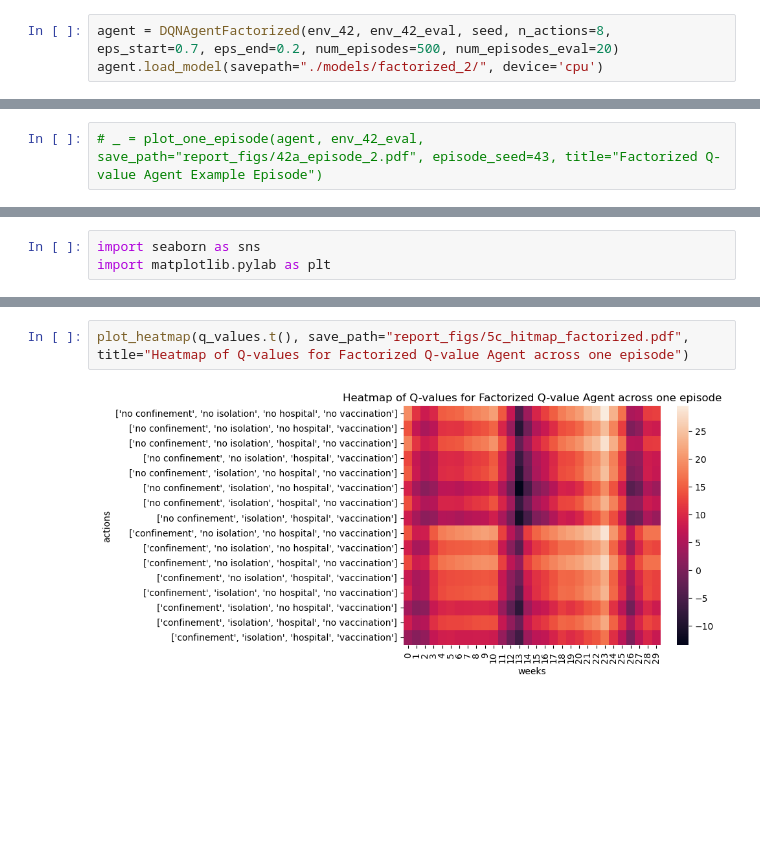
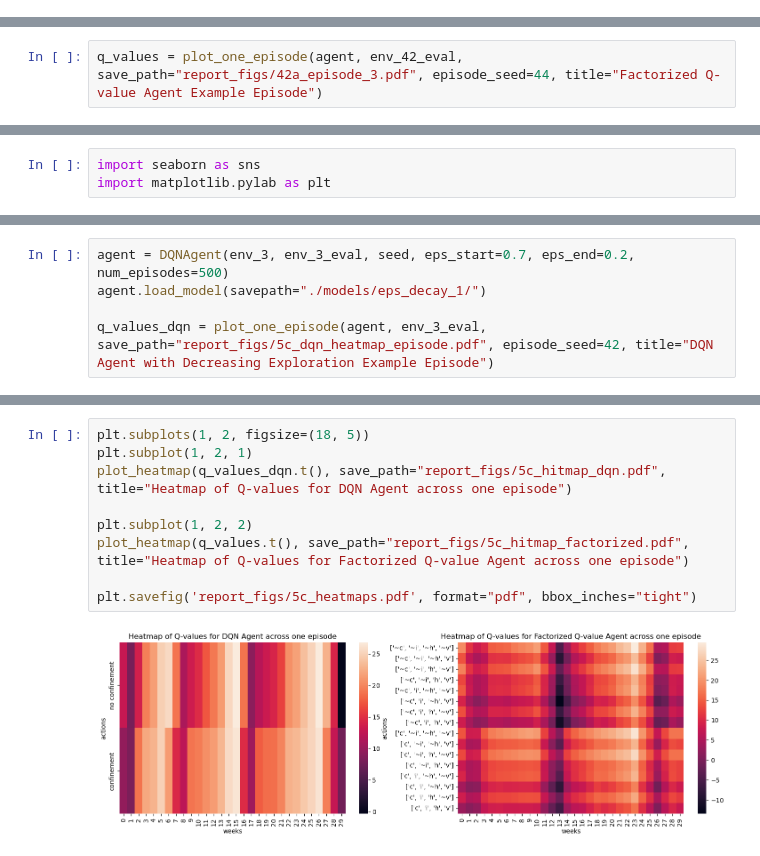
Before and after one commit to codamin/Deep-Q-learning-for-Epidemic-Mitigation, a Jupyter notebook: miniproject1.ipynb, the cells around one changed output, grey strips where cells are left out. Drawn from its saved outputs; the diff is of its cells as text; blank space fills up the shorter version.

```diff
--- a/miniproject1.ipynb
+++ b/miniproject1.ipynb
@@ -1439,3 +1439,0 @@ Average number of confined days: 150.64
-# %%
-agent = DQNAgentFactorized(env_42, env_42_eval, seed, n_actions=8, eps_start=0.7, eps_end=0.2, num_episodes=500, num_episodes_eval=20)
-agent.load_model(savepath="./models/factorized_2/", device='cpu')
@@ -1451,3 +1445,3 @@ running one episode with torch seed = 42 and env seed = 42
 # %%
-# _ = plot_one_episode(agent, env_42_eval, save_path="report_figs/42a_episode_2.pdf", episode_seed=43, title="Factorized Q-value Agent Example Episode")
+q_values = plot_one_episode(agent, env_42_eval, save_path="report_figs/42a_episode_3.pdf", episode_seed=44, title="Factorized Q-value Agent Example Episode")
 # %% [output]
@@ -1530,0 +1550,5 @@ def plot_heatmap(q_values, save_path=None, title=None):
+# %%
+agent = DQNAgent(env_3, env_3_eval, seed, eps_start=0.7, eps_end=0.2, num_episodes=500)
+agent.load_model(savepath="./models/eps_decay_1/")
+
+q_values_dqn = plot_one_episode(agent, env_3_eval, save_path="report_figs/5c_dqn_heatmap_episode.pdf", episode_seed=42, title="DQN Agent with Decreasing Exploration Example Episode")
@@ -1535,4 +1563,11 @@ plot_heatmap(q_values_toggled.t(), save_path="report_figs/5c_hitmap_toggled.pdf"
 # %%
+plt.subplots(1, 2, figsize=(18, 5))
+plt.subplot(1, 2, 1)
+plot_heatmap(q_values_dqn.t(), save_path="report_figs/5c_hitmap_dqn.pdf", title="Heatmap of Q-values for DQN Agent across one episode")
+
+plt.subplot(1, 2, 2)
 plot_heatmap(q_values.t(), save_path="report_figs/5c_hitmap_factorized.pdf", title="Heatmap of Q-values for Factorized Q-value Agent across one episode")
+
+plt.savefig('report_figs/5c_heatmaps.pdf', format="pdf", bbox_inches="tight")
 # %% [output]
-[figure, old version]
+[figure, new version]
```
Also changed, not shown: parts of 19 cells of this notebook, 7 other files.
